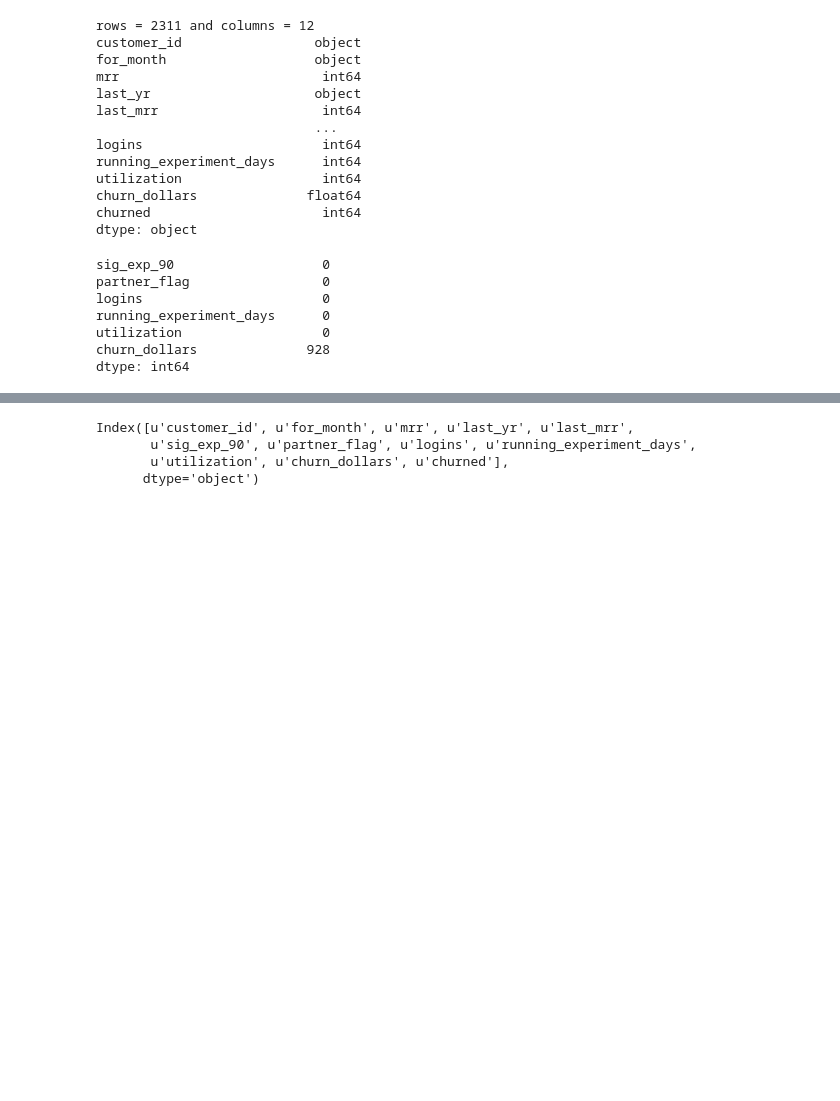
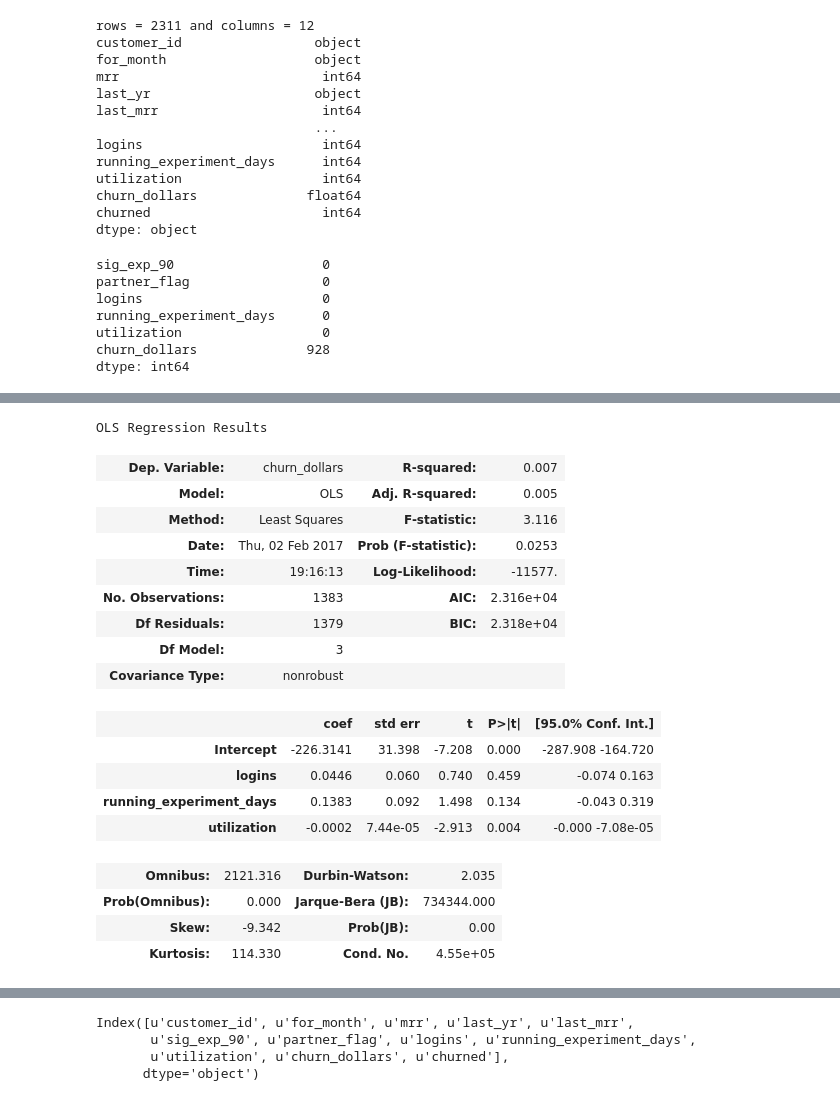
Before and after one commit to tonycaballero/DS-SF-30, a Jupyter notebook: final-project/Cube Analysis.ipynb, the cells around one changed output, grey strips where cells are left out. Saved outputs shown, nothing was run; the diff lists cells and outputs as text; code cells hidden in the pictures; blank space fills up the shorter version.

```diff
--- a/final-project/Cube Analysis.ipynb
+++ b/final-project/Cube Analysis.ipynb
@@ -45,0 +69,25 @@ dtype: int64
+# %%
+model = smf.ols(formula = 'churn_dollars ~ logins + running_experiment_days + utilization', data = df).fit()
+
+model.summary()
+#only utilization and intercept seem to be significant
+# %% [output]
+OLS Regression Results
+| Dep. Variable: | churn_dollars | R-squared: | 0.007 |
+| Model: | OLS | Adj. R-squared: | 0.005 |
+| Method: | Least Squares | F-statistic: | 3.116 |
+| Date: | Thu, 02 Feb 2017 | Prob (F-statistic): | 0.0253 |
+| Time: | 19:16:13 | Log-Likelihood: | -11577. |
+| No. Observations: | 1383 | AIC: | 2.316e+04 |
+| Df Residuals: | 1379 | BIC: | 2.318e+04 |
+| Df Model: | 3 |  |  |
+| Covariance Type: | nonrobust |  |  |
+|  | coef | std err | t | P>|t| | [95.0% Conf. Int.] |
+| Intercept | -226.3141 | 31.398 | -7.208 | 0.000 | -287.908 -164.720 |
+| logins | 0.0446 | 0.060 | 0.740 | 0.459 | -0.074 0.163 |
+| running_experiment_days | 0.1383 | 0.092 | 1.498 | 0.134 | -0.043 0.319 |
+| utilization | -0.0002 | 7.44e-05 | -2.913 | 0.004 | -0.000 -7.08e-05 |
+| Omnibus: | 2121.316 | Durbin-Watson: | 2.035 |
+| Prob(Omnibus): | 0.000 | Jarque-Bera (JB): | 734344.000 |
+| Skew: | -9.342 | Prob(JB): | 0.00 |
+| Kurtosis: | 114.330 | Cond. No. | 4.55e+05 |
```
Also changed, not shown: parts of 5 cells of this notebook.
